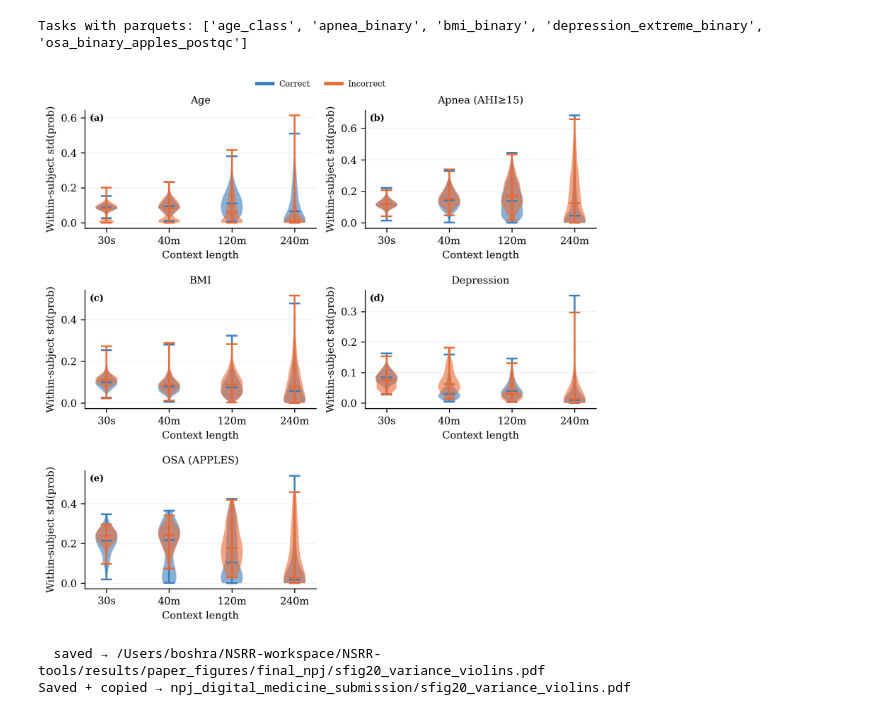
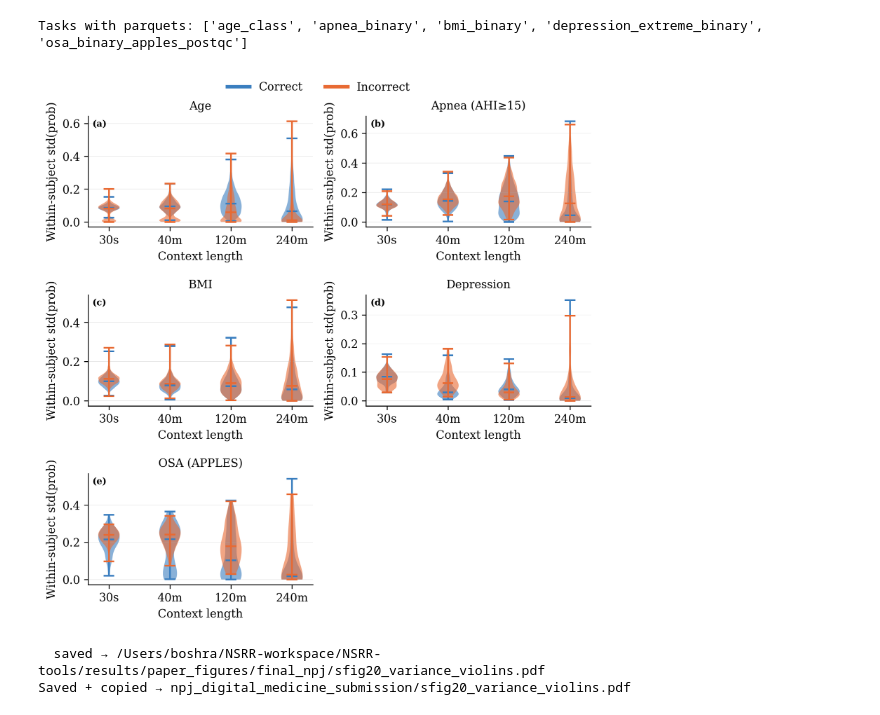
Before and after one commit to boshrakh95/NSRR-tools, a Jupyter notebook: results/paper_figures/notebooks_npj/sfig20_variance_violins.ipynb, the cells around one changed output. Drawn from its saved outputs; the diff is of its cells as text; code cells hidden in the pictures.

```diff
--- a/results/paper_figures/notebooks_npj/sfig20_variance_violins.ipynb
+++ b/results/paper_figures/notebooks_npj/sfig20_variance_violins.ipynb
@@ -83,26 +83,26 @@ Tasks with parquets: ['age_class', 'apnea_binary', 'bmi_binary', 'depression_ext
 # %%
 fig, axes = plt.subplots(N_ROWS, N_COLS, figsize=(FULL_W, N_ROWS * 2.3))
 axes_flat = axes.flatten()
 
 plot_tasks = [t for t in TASKS if t in pqs]
 for i, (ax, task) in enumerate(zip(axes_flat, plot_tasks)):
     panels.variance_violin_panel(ax, pqs[task], contexts=SHOW_CONTEXTS)
     ax.set_title(TASK_LABEL.get(task, task), fontsize=FONT_TITLE)
     add_panel_label(ax, f"({chr(97+i)})")
     # if i > 0 and ax.get_legend():
     ax.get_legend().remove()
 
 handles, labels = axes_flat[0].get_legend_handles_labels()
-fig.legend(handles, labels, loc="upper center", ncol=2, fontsize=7,
-           bbox_to_anchor=(0.5, 0.99), frameon=False)
+fig.legend(handles, labels, loc="upper center", ncol=2, fontsize=10,
+           bbox_to_anchor=(0.5, 1), frameon=False)
 
 for ax in axes_flat[len(plot_tasks):]:
     ax.set_visible(False)
 
 fig.tight_layout(rect=[0, 0, 1, 0.97], h_pad=1.5, w_pad=1.0)
 plt.show()
 # %% [output]
-[figure, old version]
+[figure, new version]
 # %%
 # ── Run when figure looks good ──────────────────────────────
 save_figure(fig, FINAL_OUT, "sfig20_variance_violins")
```
Also changed, not shown: 12 other files.
